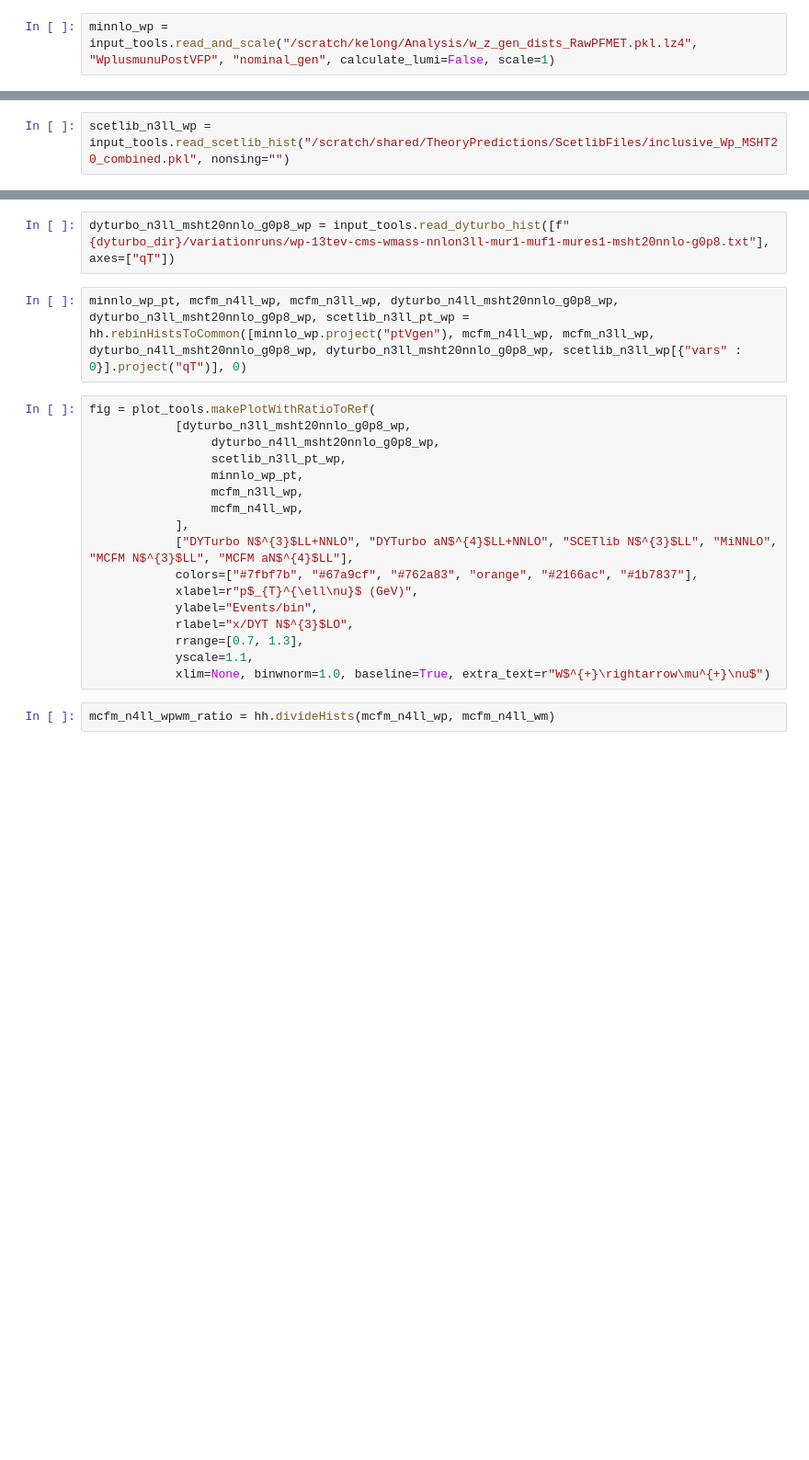
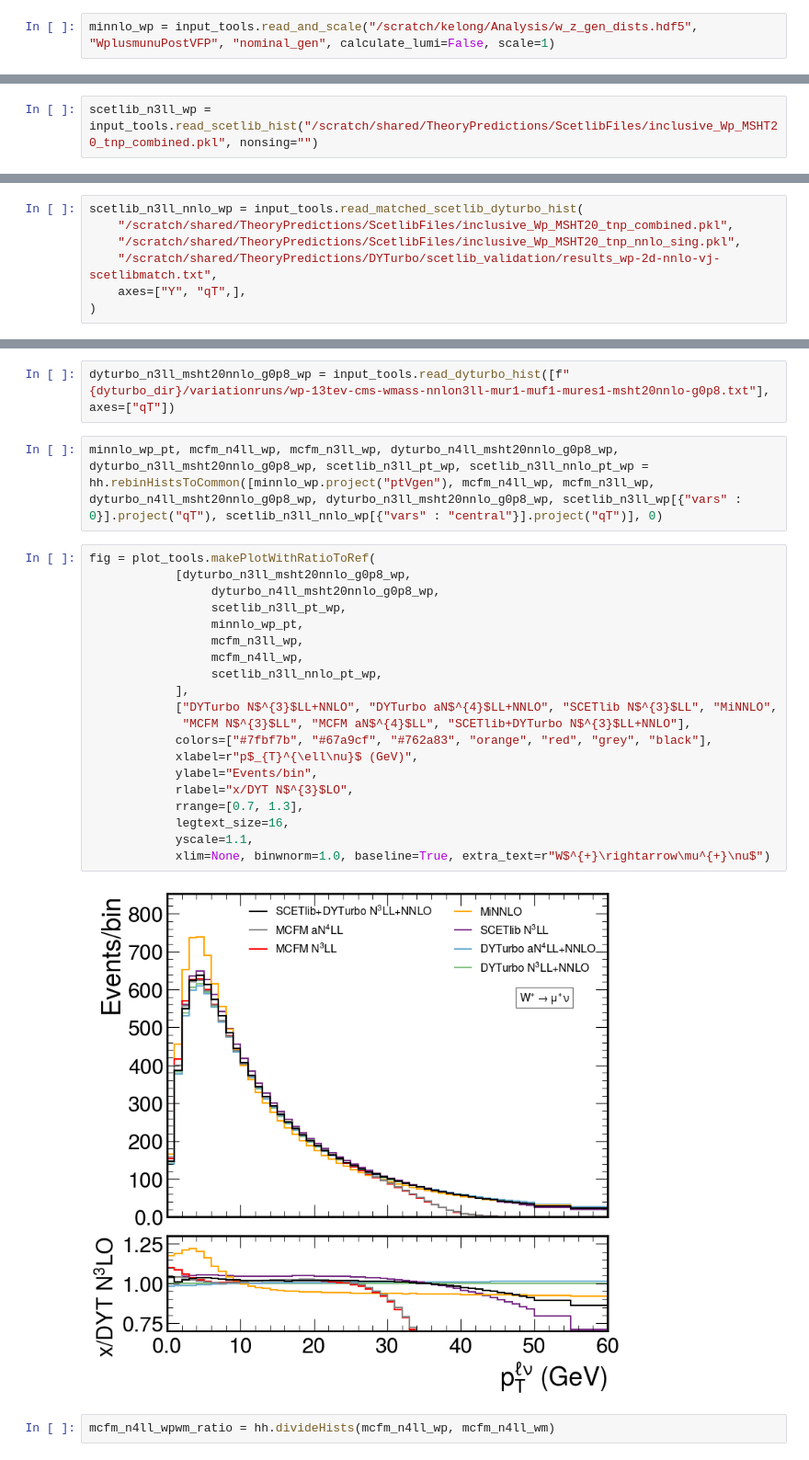
Before and after one commit to bendavid/WRemnants, a Jupyter notebook: notebooks/N4LLCompare.ipynb, the cells around one changed output, grey strips where cells are left out. Shown at 92% size. Drawn from its saved outputs; the diff is of its cells as text; blank space fills up the shorter version.

```diff
--- a/notebooks/N4LLCompare.ipynb
+++ b/notebooks/N4LLCompare.ipynb
@@ -13,3 +23,3 @@ minnlo_wm = input_tools.read_and_scale("/scratch/kelong/Analysis/w_z_gen_dists_R
 # %%
-minnlo_wp = input_tools.read_and_scale("/scratch/kelong/Analysis/w_z_gen_dists_RawPFMET.pkl.lz4", "WplusmunuPostVFP", "nominal_gen", calculate_lumi=False, scale=1)
+minnlo_wp = input_tools.read_and_scale("/scratch/kelong/Analysis/w_z_gen_dists.hdf5", "WplusmunuPostVFP", "nominal_gen", calculate_lumi=False, scale=1)
 # %%
@@ -87,4 +113,4 @@ mcfm_n4ll_wp = input_tools.read_dyturbo_hist(["/scratch/shared/TheoryPredictions
 # %%
 mcfm_n3ll_wp = input_tools.read_dyturbo_hist(["/scratch/shared/TheoryPredictions/MCFM/wminus_n3ll/W_only_resonlyNNLO_MSHT20nnlo_as118_1.00_1.00_13TeV_pt34.txt"], axes=["ptll"])
 # %%
-scetlib_n3ll_wp = input_tools.read_scetlib_hist("/scratch/shared/TheoryPredictions/ScetlibFiles/inclusive_Wp_MSHT20_combined.pkl", nonsing="")
+scetlib_n3ll_wp = input_tools.read_scetlib_hist("/scratch/shared/TheoryPredictions/ScetlibFiles/inclusive_Wp_MSHT20_tnp_combined.pkl", nonsing="")
@@ -91,26 +119,38 @@ scetlib_n3ll_wp = input_tools.read_scetlib_hist("/scratch/shared/TheoryPredictio
+# %%
+scetlib_n3ll_nnlo_wp = input_tools.read_matched_scetlib_dyturbo_hist(
+    "/scratch/shared/TheoryPredictions/ScetlibFiles/inclusive_Wp_MSHT20_tnp_combined.pkl",
+    "/scratch/shared/TheoryPredictions/ScetlibFiles/inclusive_Wp_MSHT20_tnp_nnlo_sing.pkl",
+    "/scratch/shared/TheoryPredictions/DYTurbo/scetlib_validation/results_wp-2d-nnlo-vj-scetlibmatch.txt",
+    axes=["Y", "qT",],
+)
 # %%
 dyturbo_n4ll_msht20nnlo_g0p8_wp = input_tools.read_dyturbo_hist([f"{dyturbo_dir}/variationruns/wp-13tev-cms-wmass-nnlon4ll-mur1-muf1-mures1-msht20nnlo-g0p8.txt"], axes=["qT"])
 # %%
 dyturbo_n3ll_msht20nnlo_g0p8_wp = input_tools.read_dyturbo_hist([f"{dyturbo_dir}/variationruns/wp-13tev-cms-wmass-nnlon3ll-mur1-muf1-mures1-msht20nnlo-g0p8.txt"], axes=["qT"])
 # %%
-minnlo_wp_pt, mcfm_n4ll_wp, mcfm_n3ll_wp, dyturbo_n4ll_msht20nnlo_g0p8_wp, dyturbo_n3ll_msht20nnlo_g0p8_wp, scetlib_n3ll_pt_wp = hh.rebinHistsToCommon([minnlo_wp.project("ptVgen"), mcfm_n4ll_wp, mcfm_n3ll_wp, dyturbo_n4ll_msht20nnlo_g0p8_wp, dyturbo_n3ll_msht20nnlo_g0p8_wp, scetlib_n3ll_wp[{"vars" : 0}].project("qT")], 0)
+minnlo_wp_pt, mcfm_n4ll_wp, mcfm_n3ll_wp, dyturbo_n4ll_msht20nnlo_g0p8_wp, dyturbo_n3ll_msht20nnlo_g0p8_wp, scetlib_n3ll_pt_wp, scetlib_n3ll_nnlo_pt_wp = hh.rebinHistsToCommon([minnlo_wp.project("ptVgen"), mcfm_n4ll_wp, mcfm_n3ll_wp, dyturbo_n4ll_msht20nnlo_g0p8_wp, dyturbo_n3ll_msht20nnlo_g0p8_wp, scetlib_n3ll_wp[{"vars" : 0}].project("qT"), scetlib_n3ll_nnlo_wp[{"vars" : "central"}].project("qT")], 0)
 # %%
 fig = plot_tools.makePlotWithRatioToRef(
             [dyturbo_n3ll_msht20nnlo_g0p8_wp,
                  dyturbo_n4ll_msht20nnlo_g0p8_wp,
                  scetlib_n3ll_pt_wp,
                  minnlo_wp_pt,
                  mcfm_n3ll_wp,
                  mcfm_n4ll_wp,
+                 scetlib_n3ll_nnlo_pt_wp,
             ],
-            ["DYTurbo N$^{3}$LL+NNLO", "DYTurbo aN$^{4}$LL+NNLO", "SCETlib N$^{3}$LL", "MiNNLO", "MCFM N$^{3}$LL", "MCFM aN$^{4}$LL"],
-            colors=["#7fbf7b", "#67a9cf", "#762a83", "orange", "#2166ac", "#1b7837"],
+            ["DYTurbo N$^{3}$LL+NNLO", "DYTurbo aN$^{4}$LL+NNLO", "SCETlib N$^{3}$LL", "MiNNLO",
+             "MCFM N$^{3}$LL", "MCFM aN$^{4}$LL", "SCETlib+DYTurbo N$^{3}$LL+NNLO"],
+            colors=["#7fbf7b", "#67a9cf", "#762a83", "orange", "red", "grey", "black"],
             xlabel=r"p$_{T}^{\ell\nu}$ (GeV)",
             ylabel="Events/bin",
             rlabel="x/DYT N$^{3}$LO",
             rrange=[0.7, 1.3],
+            legtext_size=16,
             yscale=1.1,
             xlim=None, binwnorm=1.0, baseline=True, extra_text=r"W$^{+}\rightarrow\mu^{+}\nu$")
+# %% [output]
+[figure, added]
 # %%
 mcfm_n4ll_wpwm_ratio = hh.divideHists(mcfm_n4ll_wp, mcfm_n4ll_wm)
 # %%
```
Also changed, not shown: parts of 47 cells of this notebook, 8 other files.
